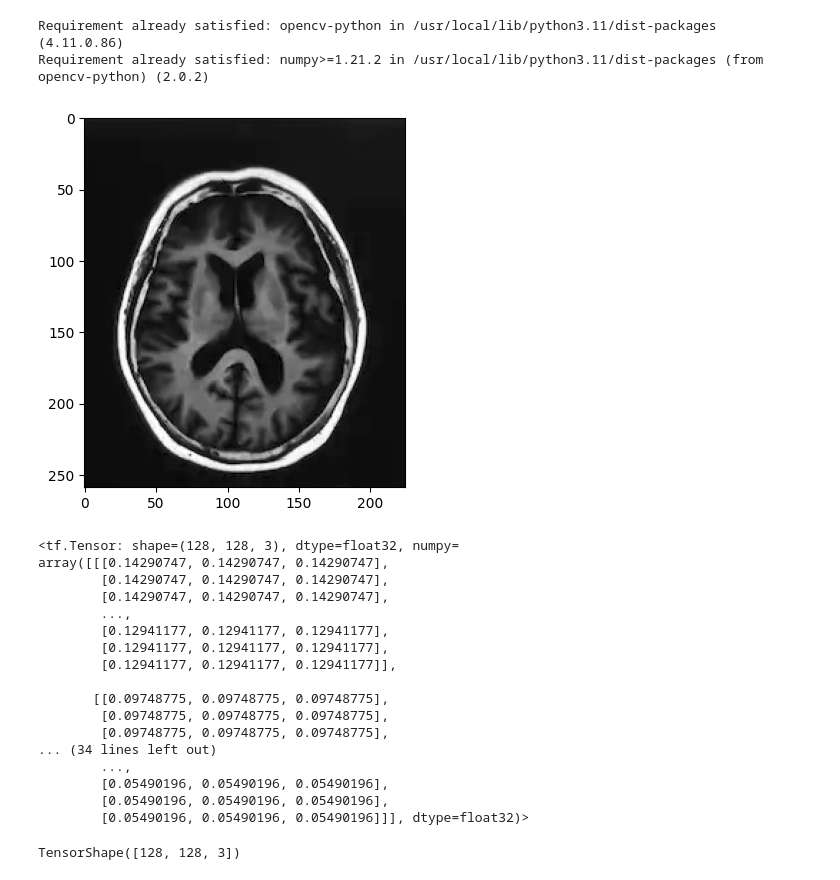
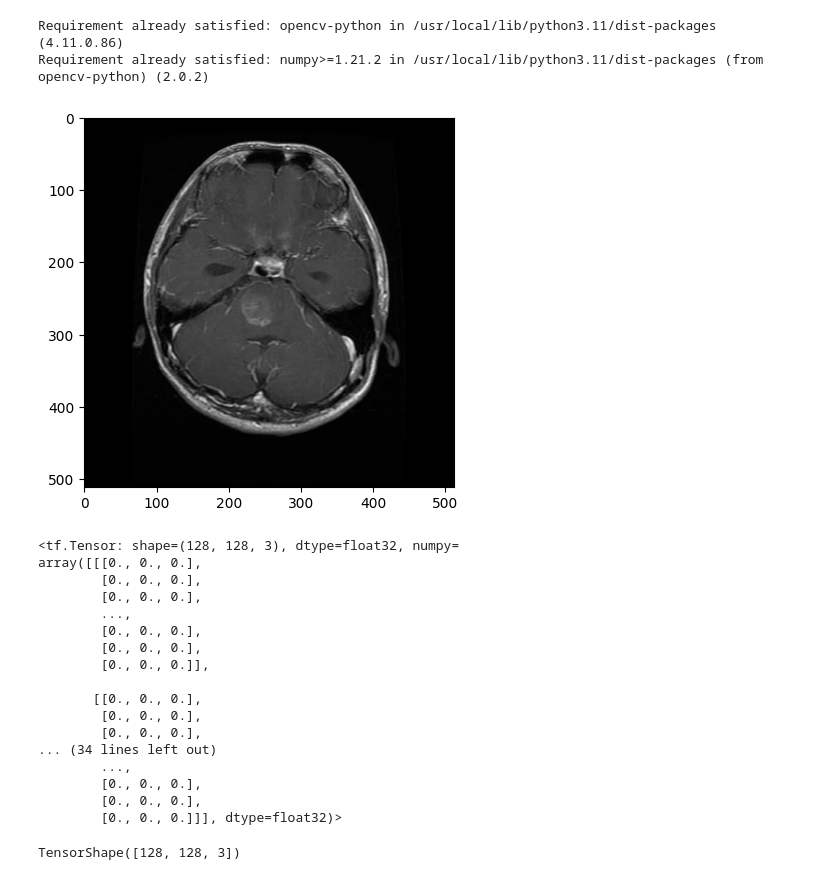
Before and after one commit to savindumahasen/MRI-Brain-Tumor-Classification, a Jupyter notebook: BrainTumorClassification.ipynb, the cells around one changed output. Drawn from its saved outputs; the diff is of its cells as text; code cells hidden in the pictures.

```diff
--- a/BrainTumorClassification.ipynb
+++ b/BrainTumorClassification.ipynb
@@ -393,11 +393,11 @@ Requirement already satisfied: numpy>=1.21.2 in /usr/local/lib/python3.11/dist-p
 # %%
 import cv2
 # %%
-image=cv2.imread("/content/brain-tumor-mri-dataset/Testing/notumor/Te-noTr_0003.jpg")
+image=cv2.imread("/content/brain-tumor-mri-dataset/Testing/glioma/Te-gl_0294.jpg")
 plt.imshow(image)
 plt.show()
 # %% [output]
-[figure, old version]
+[figure, new version]
 # %%
 
 
@@ -410,22 +410,22 @@ scaled_image=resized_image/255
 scaled_image
 # %% [output]
 <tf.Tensor: shape=(128, 128, 3), dtype=float32, numpy=
-array([[[0.14290747, 0.14290747, 0.14290747],
-        [0.14290747, 0.14290747, 0.14290747],
-        [0.14290747, 0.14290747, 0.14290747],
+array([[[0., 0., 0.],
+        [0., 0., 0.],
+        [0., 0., 0.],
         ...,
-        [0.12941177, 0.12941177, 0.12941177],
-        [0.12941177, 0.12941177, 0.12941177],
-        [0.12941177, 0.12941177, 0.12941177]],
+        [0., 0., 0.],
+        [0., 0., 0.],
+        [0., 0., 0.]],
 
-       [[0.09748775, 0.09748775, 0.09748775],
-        [0.09748775, 0.09748775, 0.09748775],
-        [0.09748775, 0.09748775, 0.09748775],
+       [[0., 0., 0.],
+        [0., 0., 0.],
+        [0., 0., 0.],
 ... (34 lines left out)
         ...,
-        [0.05490196, 0.05490196, 0.05490196],
-        [0.05490196, 0.05490196, 0.05490196],
-        [0.05490196, 0.05490196, 0.05490196]]], dtype=float32)>
+        [0., 0., 0.],
+        [0., 0., 0.],
+        [0., 0., 0.]]], dtype=float32)>
 # %%
 scaled_image.shape
 # %% [output]
```
Also changed, not shown: parts of 13 cells of this notebook.
